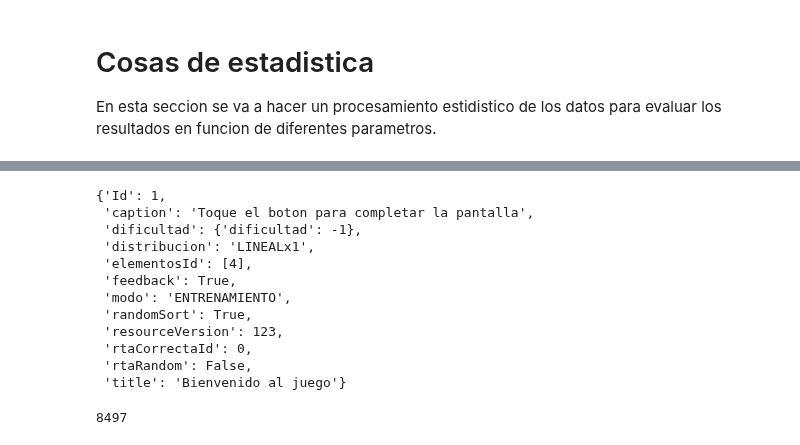
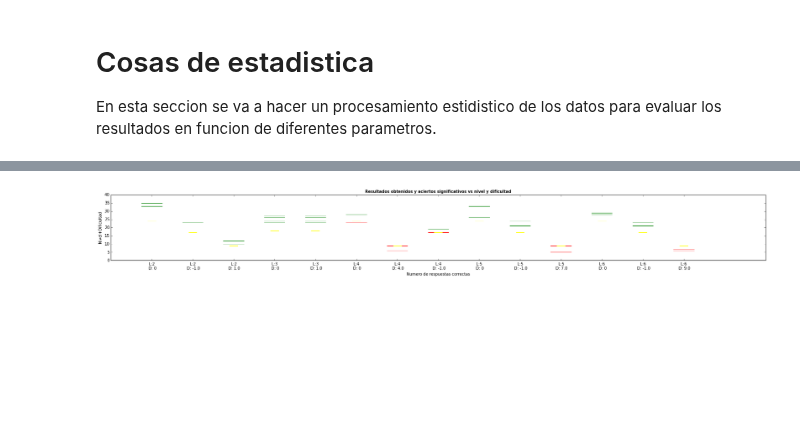
Before and after one commit to IoniUTDT/IPyVisound, a Jupyter notebook: Visound - analisis grafico.ipynb, the cells around one changed output, grey strips where cells are left out. Cells and saved outputs as stored; diff of their text form; code cells hidden in the pictures; blank space fills up the shorter version.

```diff
--- a/Visound - analisis grafico.ipynb
+++ b/Visound - analisis grafico.ipynb
@@ -169,20 +215,47 @@ haciendo el analisis para la dificultad 1.0
-# %%
-touchs['jsonMetaDataRta'].iloc[0]
-touchs['jsonTrial'].iloc[0]
-# %% [output]
-{'Id': 1,
- 'caption': 'Toque el boton para completar la pantalla',
- 'dificultad': {'dificultad': -1},
- 'distribucion': 'LINEALx1',
- 'elementosId': [4],
- 'feedback': True,
- 'modo': 'ENTRENAMIENTO',
- 'randomSort': True,
- 'resourceVersion': 123,
- 'rtaCorrectaId': 0,
- 'rtaRandom': False,
- 'title': 'Bienvenido al juego'}
-# %%
-touchs.size
-# %% [output]
-8497
+# %%
+def resumen (reporteSignificancia):
+
+    reportePandas = pd.DataFrame(reporteSignificancia)
+    reportePandas['Tag'] = "L:" + reportePandas['Level'].apply(str) +' \n D: '  + reportePandas['FiltroDificultad'].apply(str)
+
+
+    # Reporte simplificado
+    fig = plt.figure(figsize=(30,3))
+    ax = fig.add_subplot(111)
+    title = 'Resultados obtenidos y aciertos significativos vs nivel y dificultad'
+    ax.set_title(title, fontsize=10, fontweight='bold')
+    ax.set_xlabel('Numero de respuestas correctas')
+    ax.set_ylabel('Nivel+Dificultad')
+    ax.set_ylim([0,40]) # Aca hay que cambiarlo si se hacen levels de mas de 40 trials
+
+    i=0
+    tags = []
+    for tag in reportePandas['Tag'].unique():
+        reportes = reportePandas[reportePandas['Tag']==tag]
+        # Filtramos solo donde hay mas de 10 preguntas.
+        if len(reportes.iloc[0]['DistribucionRandom']) > 10:
+            i = i + 1
+            x=[i-0.25,i+0.25]
+            # Agregamos el label
+            tags.append(tag)
+            # Dibujamos todos los intentos
+            for valor in reportes['RtasCorrectas'].tolist():
+                if valor > reportes.iloc[0]['Significativo']:
+                    color = 'green'
+                else:
+                    color = 'red'
+                y=[valor,valor]
+                ax.plot(x,y,color)
+            # Dibujamos la significancia
+            x=[i-0.1,i+0.1]
+            y=[reportes.iloc[0]['Significativo'],reportes.iloc[0]['Significativo']]
+            color = 'yellow'
+            ax.plot(x,y,color)
+    # Agregamos el label
+    plt.xticks(range(1,i+1), tags)
+
+    plt.show()
+# %%
+resumen(reporteSignificancia)
+# %% [output]
+[figure, added]
```
Also changed, not shown: parts of 5 cells of this notebook, 2 other files.
